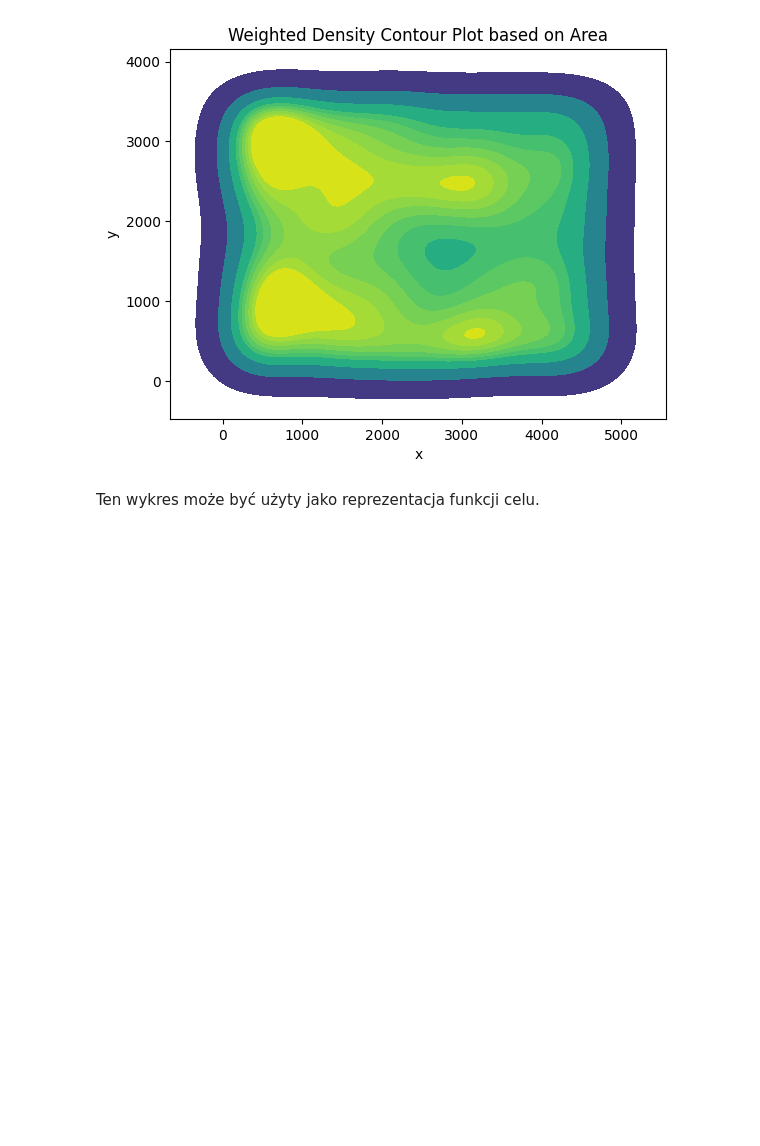
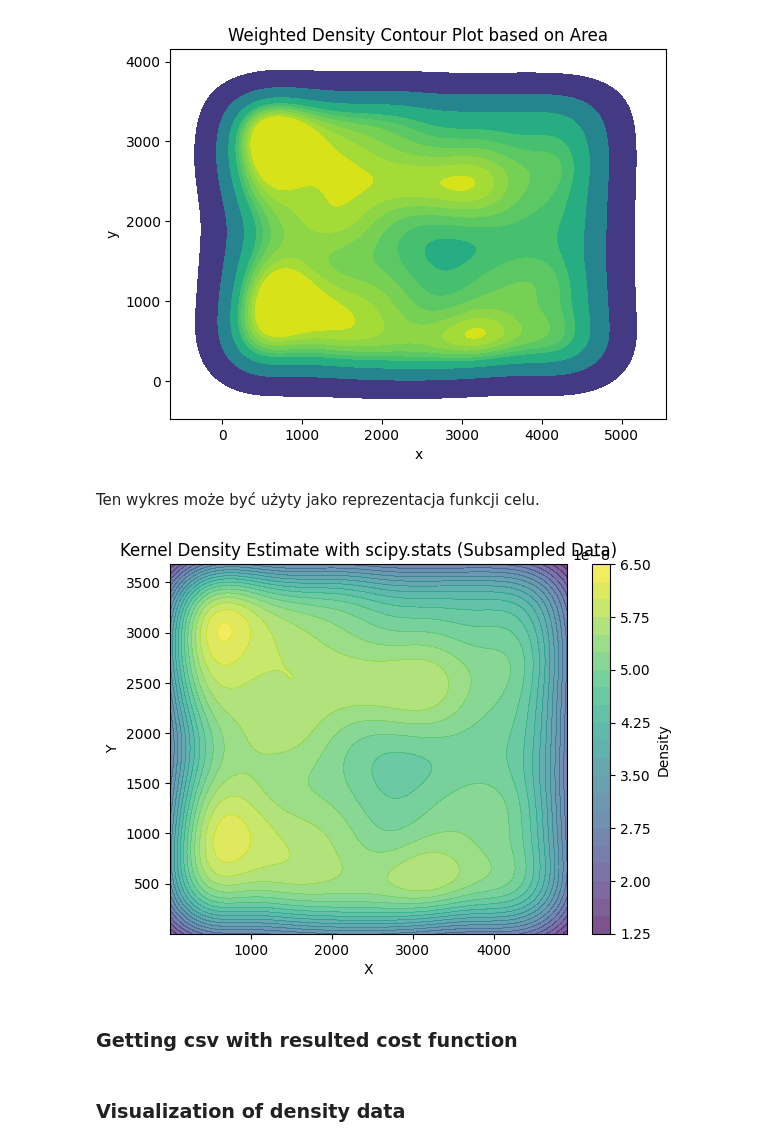
Before and after one commit to LeweLotki/inzynierka_PSO, a Jupyter notebook: src/data_analysis/notebooks/postprocessing.ipynb, the cells around one changed output. Saved outputs shown, nothing was run; the diff lists cells and outputs as text; code cells hidden in the pictures; blank space fills up the shorter version.

```diff
--- a/src/data_analysis/notebooks/postprocessing.ipynb
+++ b/src/data_analysis/notebooks/postprocessing.ipynb
@@ -260,3 +271,51 @@ plt.show()
 [figure]
 # %% [markdown]
 Ten wykres może być użyty jako reprezentacja funkcji celu.
+# %%
+import pandas as pd
+import seaborn as sns
+import matplotlib.pyplot as plt
+from ast import literal_eval
+from scipy.stats import gaussian_kde
+import numpy as np
+
+# Assuming combine_data() returns the DataFrame
+df = combine_data()
+
+# Extract 'x' and 'y' columns from 'centroid'
+df[['x', 'y']] = pd.DataFrame(df['centroid'].apply(literal_eval).tolist(), index=df.index)
+
+# Drop rows with NaN values (if needed)
+df = df[['x', 'y', 'area']].dropna()
+
+# Convert 'x' and 'y' columns to numeric types (if needed)
+df[['x', 'y', 'area']] = df[['x', 'y', 'area']].astype(float)
+
+# Subsample the data
+# sample_df = df.sample(n=5000)  # Adjust the sample size as needed
+
+# Compute the kernel density estimate with scipy.stats
+kde = gaussian_kde(df[['x', 'y']].T, weights=df['area'])
+
+# Create a grid of values for evaluation
+xv, yv = np.meshgrid(np.linspace(df['x'].min(), df['x'].max(), int(0.05*10**4)),
+                    np.linspace(df['y'].min(), df['y'].max(), int(0.05*10**4)))
+
+# Evaluate the kernel density estimate on the grid
+zv = kde(np.vstack([xv.ravel(), yv.ravel()]))
+
+# Reshape the result to match the grid
+zv = zv.reshape(xv.shape)
+
+# Visualize the result using Matplotlib
+plt.contourf(xv, yv, zv, cmap='viridis', levels=20, alpha=0.7)
+plt.colorbar(label='Density')
+# plt.scatter(sample_df['x'], sample_df['y'], c=sample_df['area'], cmap='viridis', s=20, edgecolors='k', linewidths=0.5)
+plt.title('Kernel Density Estimate with scipy.stats (Subsampled Data)')
+plt.xlabel('X')
+plt.ylabel('Y')
+plt.show()
+# %% [output]
+[figure, added]
+# %% [markdown]
+### Getting csv with resulted cost function
@@ -262,0 +361,2 @@ Ten wykres może być użyty jako reprezentacja funkcji celu.
+# %% [markdown]
+### Visualization of density data
```
Also changed, not shown: parts of 14 cells of this notebook, 1 other file.
